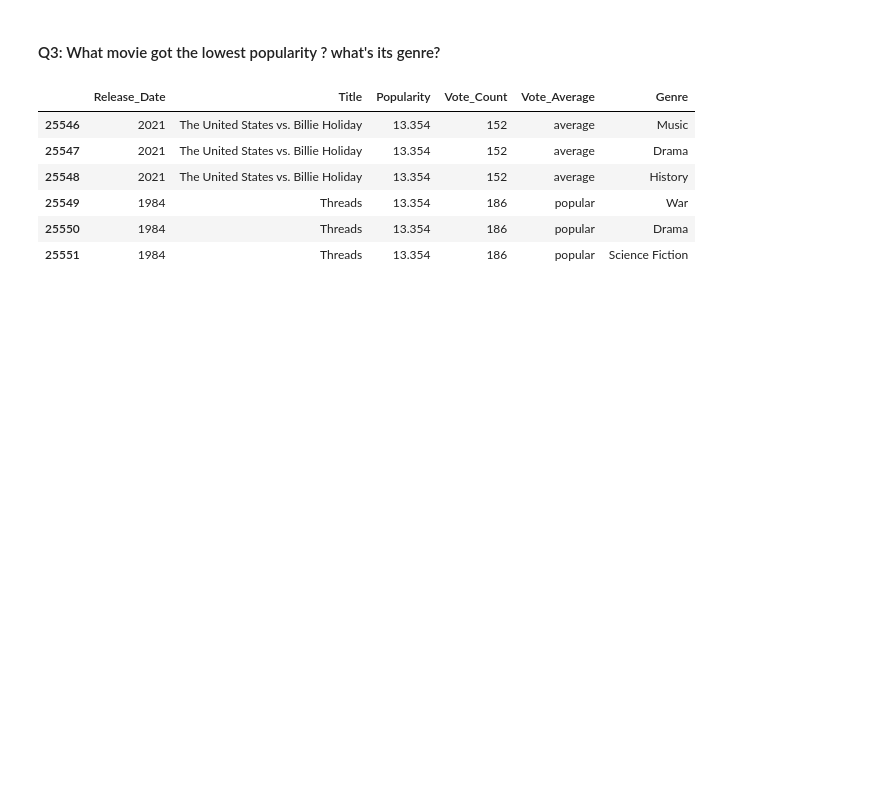
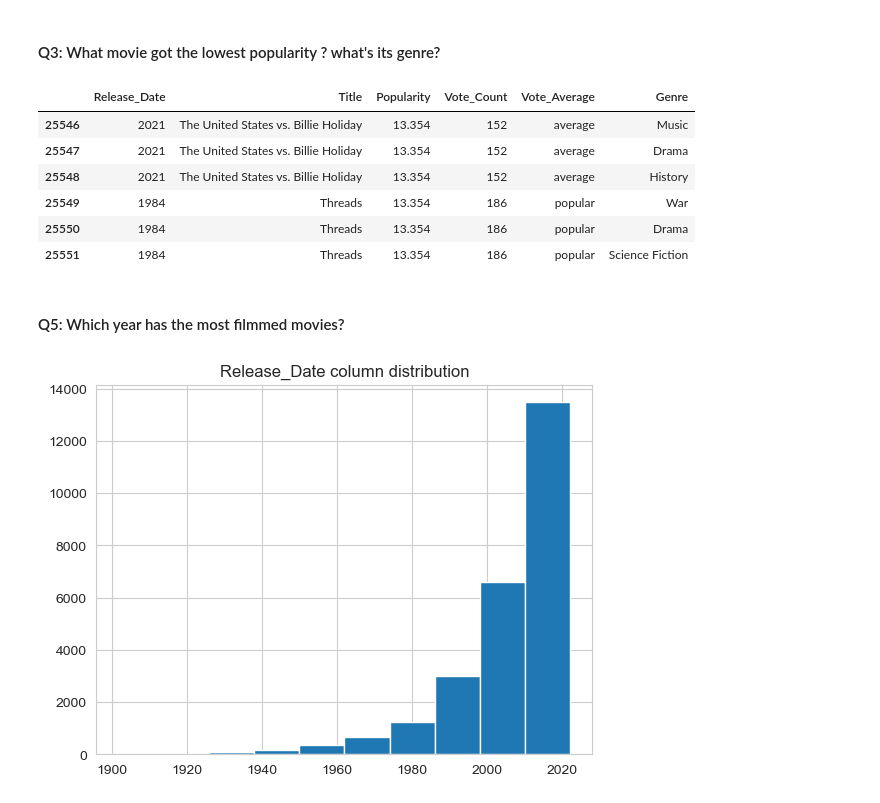
Before and after one commit to areebaqamar021/365-days-of-Data-Science, a Jupyter notebook: Netflix Data Analysis Project/netflix movie analysis.ipynb, the cells around one changed output. Cells and saved outputs as stored; diff of their text form; code cells hidden in the pictures; blank space fills up the shorter version.

```diff
--- a/Netflix Data Analysis Project/netflix movie analysis.ipynb
+++ b/Netflix Data Analysis Project/netflix movie analysis.ipynb
@@ -276,3 +276,11 @@ df[df['Popularity'] == df['Popularity'].min()]
 | 25549 | 1984 | Threads | 13.354 | 186 | popular | War |
 | 25550 | 1984 | Threads | 13.354 | 186 | popular | Drama |
 | 25551 | 1984 | Threads | 13.354 | 186 | popular | Science Fiction |
+# %% [markdown]
+#### Q5: Which year has the most filmmed movies?
+# %%
+df['Release_Date'].hist()
+plt.title('Release_Date column distribution')
+plt.show()
+# %% [output]
+[figure, added]
```
